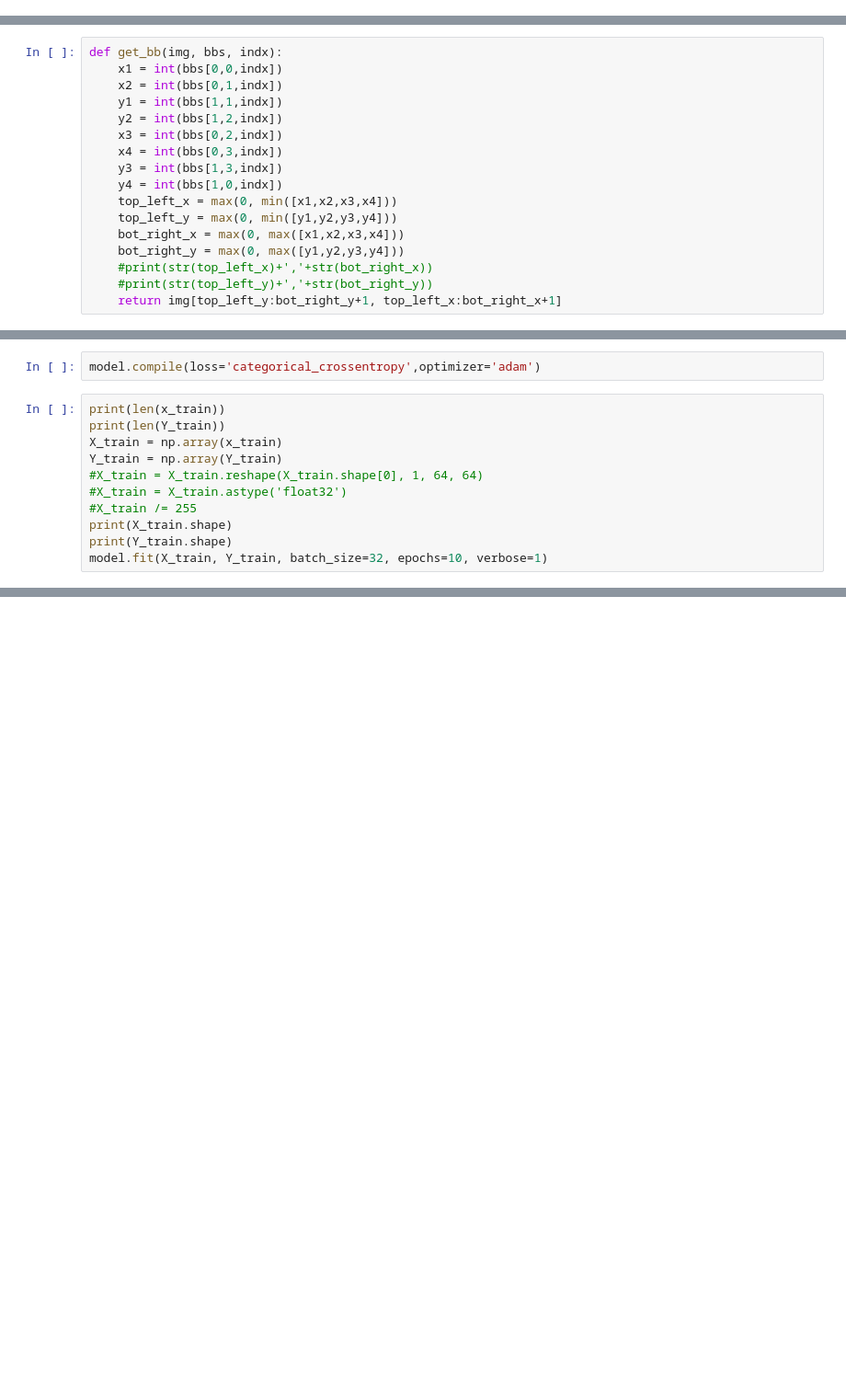
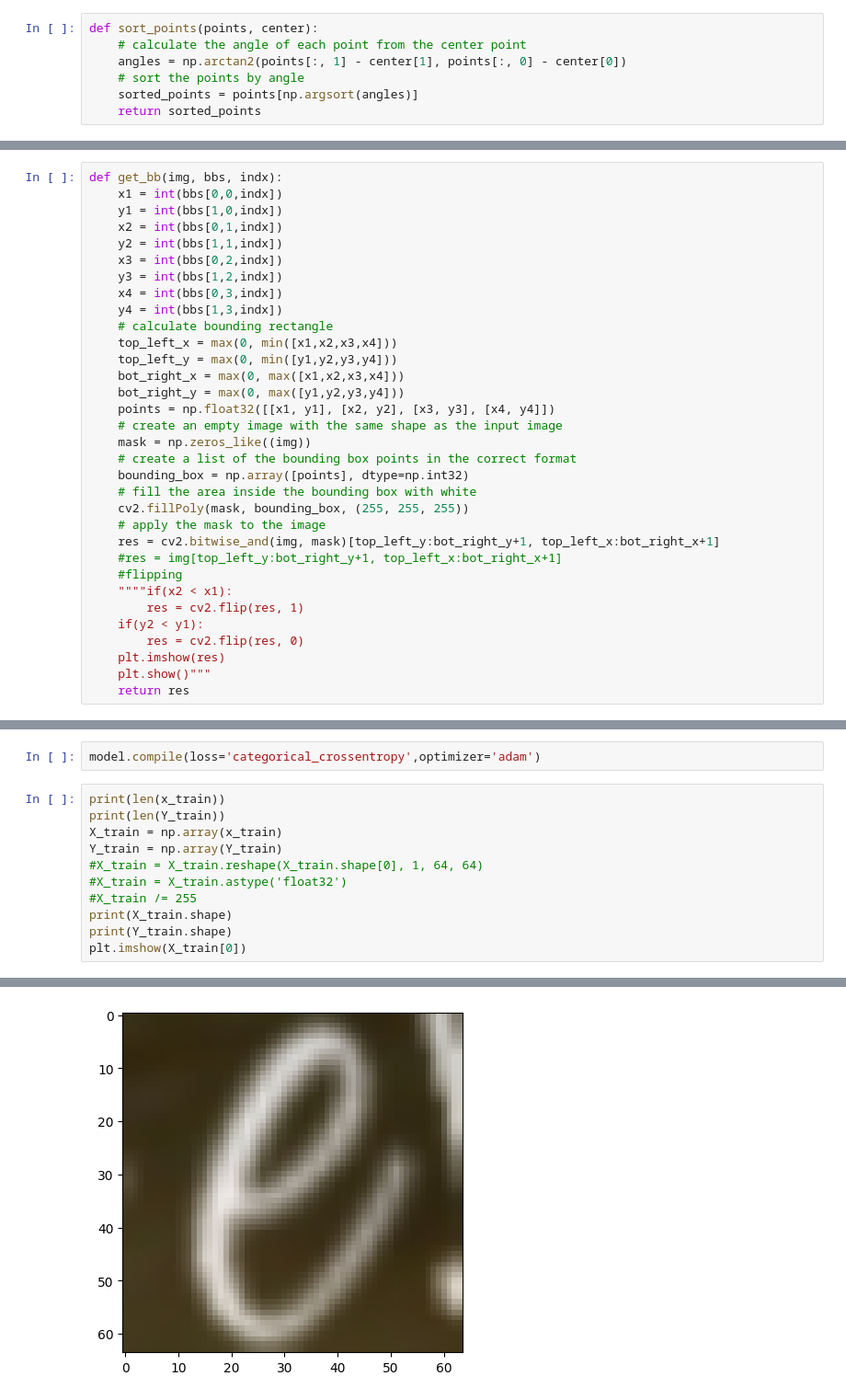
Before and after one commit to glusi/cv-project, a Jupyter notebook: maman22-q1-2.ipynb, the cells around one changed output, grey strips where cells are left out. Shown at 92% size. Drawn from its saved outputs; the diff is of its cells as text; blank space fills up the shorter version.

```diff
--- a/maman22-q1-2.ipynb
+++ b/maman22-q1-2.ipynb
@@ -106,0 +51,7 @@ T
+# %%
+def sort_points(points, center):
+    # calculate the angle of each point from the center point
+    angles = np.arctan2(points[:, 1] - center[1], points[:, 0] - center[0])
+    # sort the points by angle
+    sorted_points = points[np.argsort(angles)]
+    return sorted_points
@@ -107,20 +217,36 @@ T
 # %%
 def get_bb(img, bbs, indx):
     x1 = int(bbs[0,0,indx])
+    y1 = int(bbs[1,0,indx])
     x2 = int(bbs[0,1,indx])
-    y1 = int(bbs[1,1,indx])
-    y2 = int(bbs[1,2,indx])
+    y2 = int(bbs[1,1,indx])
     x3 = int(bbs[0,2,indx])
+    y3 = int(bbs[1,2,indx])
     x4 = int(bbs[0,3,indx])
-    y3 = int(bbs[1,3,indx])
-    y4 = int(bbs[1,0,indx])
+    y4 = int(bbs[1,3,indx])
+    # calculate bounding rectangle
     top_left_x = max(0, min([x1,x2,x3,x4]))
     top_left_y = max(0, min([y1,y2,y3,y4]))
     bot_right_x = max(0, max([x1,x2,x3,x4]))
     bot_right_y = max(0, max([y1,y2,y3,y4]))
-    #print(str(top_left_x)+','+str(bot_right_x))
-    #print(str(top_left_y)+','+str(bot_right_y))
-    return img[top_left_y:bot_right_y+1, top_left_x:bot_right_x+1]
+    points = np.float32([[x1, y1], [x2, y2], [x3, y3], [x4, y4]])
+    # create an empty image with the same shape as the input image
+    mask = np.zeros_like((img))
+    # create a list of the bounding box points in the correct format
+    bounding_box = np.array([points], dtype=np.int32)
+    # fill the area inside the bounding box with white
+    cv2.fillPoly(mask, bounding_box, (255, 255, 255))
+    # apply the mask to the image
+    res = cv2.bitwise_and(img, mask)[top_left_y:bot_right_y+1, top_left_x:bot_right_x+1]
+    #res = img[top_left_y:bot_right_y+1, top_left_x:bot_right_x+1]
+    #flipping
+    """"if(x2 < x1):
+        res = cv2.flip(res, 1)
+    if(y2 < y1):
+        res = cv2.flip(res, 0)
+    plt.imshow(res)
+    plt.show()"""
+    return res
 # %%
 def font_to_num(font):
     if font == 'Alex Brush':
@@ -228,7 +353,7 @@ Y_train = np.array(Y_train)
 #X_train /= 255
 print(X_train.shape)
 print(Y_train.shape)
-model.fit(X_train, Y_train, batch_size=32, epochs=10, verbose=1)
+plt.imshow(X_train[0])
 # %% [output]
 25394
 25394
@@ -258,0 +363 @@ Epoch 10/10
+[figure, added]
```
Also changed, not shown: parts of 14 cells of this notebook.
